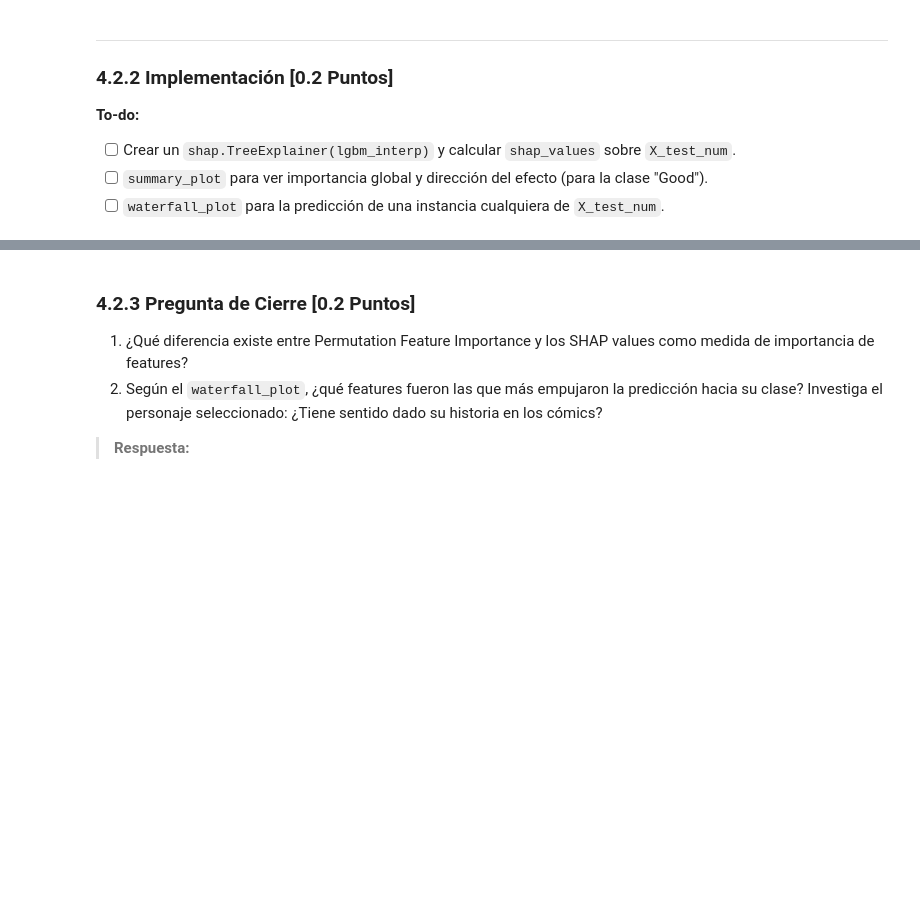
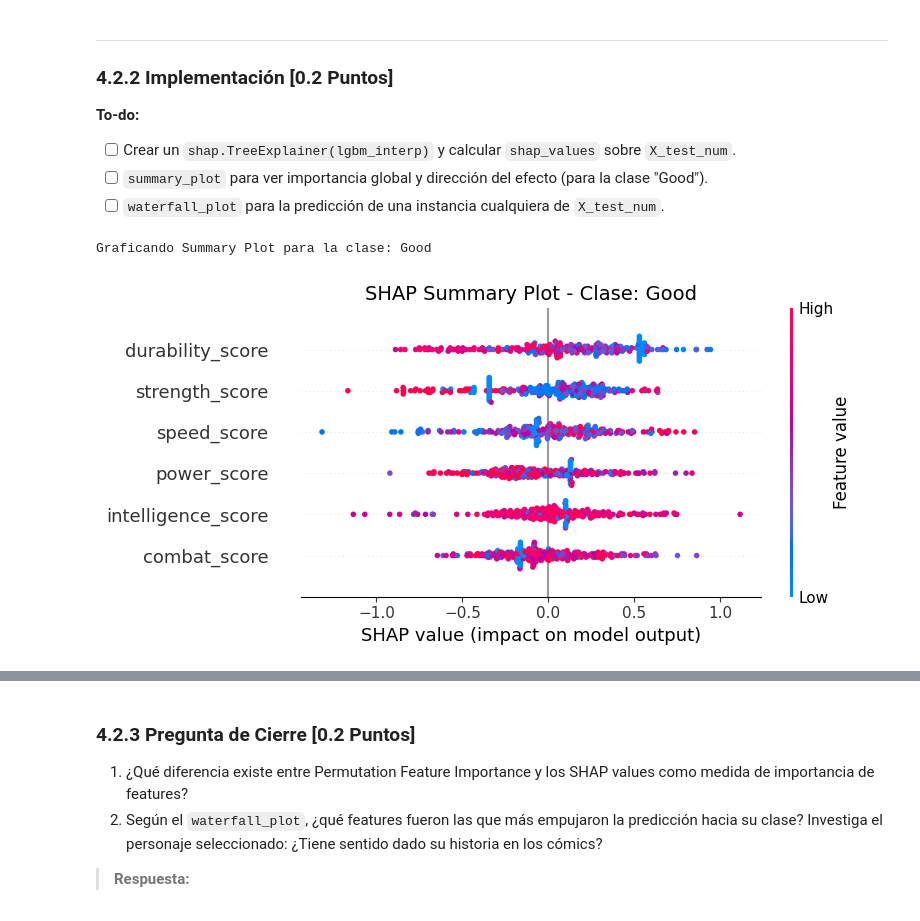
Before and after one commit to BAFCS/MDS7202, a Jupyter notebook: Labs/Lab_7/Lab7_enunciado.ipynb, the cells around one changed output, grey strips where cells are left out. Cells and saved outputs as stored; diff of their text form; code cells hidden in the pictures; blank space fills up the shorter version.

```diff
--- a/Labs/Lab_7/Lab7_enunciado.ipynb
+++ b/Labs/Lab_7/Lab7_enunciado.ipynb
@@ -843,7 +843,14 @@ X_train_num = X_train[NUMERICAL_FEATURES]
 X_test_num = X_test[NUMERICAL_FEATURES]
 
 # Reentrenar LGBM con los mejores hiperparámetros, solo sobre scores numéricos
-lgbm_interp = ...
+lgbm_interp = LGBMClassifier(
+    **study.best_params,
+    random_state=RANDOM_STATE,
+    verbose = -1
+)
+
+lgbm_interp.fit(X_train_num, y_train)
+y_pred_interp = lgbm_interp.predict(X_test_num)
 # %% [markdown]
 ## 4.1 Permutation Feature Importance (PFI) [0.4 Puntos]
 
@@ -900,3 +923,17 @@ Responde las siguientes preguntas con tus propias palabras:
 - [ ] `waterfall_plot` para la predicción de una instancia cualquiera de `X_test_num`.
 # %%
 #### Código aquí ####
+shapTree = shap.TreeExplainer(lgbm_interp)
+shap_values = shapTree(X_test_num)
+
+clase_good_idx = list(lgbm_interp.classes_).index("Good")
+
+print(f"Graficando Summary Plot para la clase: {lgbm_interp.classes_[clase_good_idx]}")
+plt.figure(figsize=(10, 6))
+shap.summary_plot(shap_values[:, :, clase_good_idx], X_test_num, show=False)
+plt.title(f"SHAP Summary Plot - Clase: Good", fontsize=14)
+plt.tight_layout()
+plt.show()
+# %% [output]
+Graficando Summary Plot para la clase: Good
+[figure, added]
```
Also changed, not shown: parts of 4 cells of this notebook.
